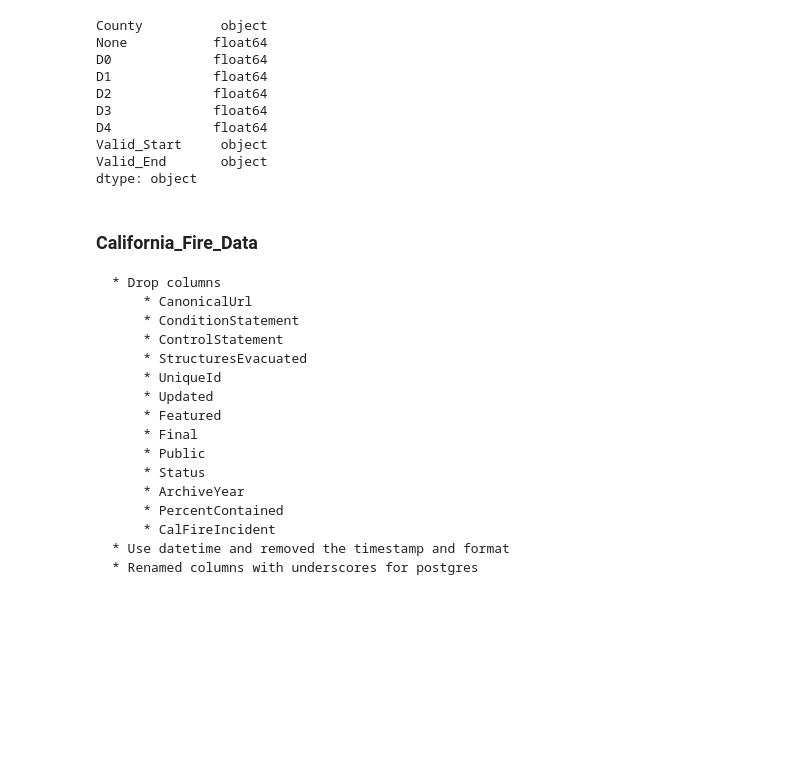
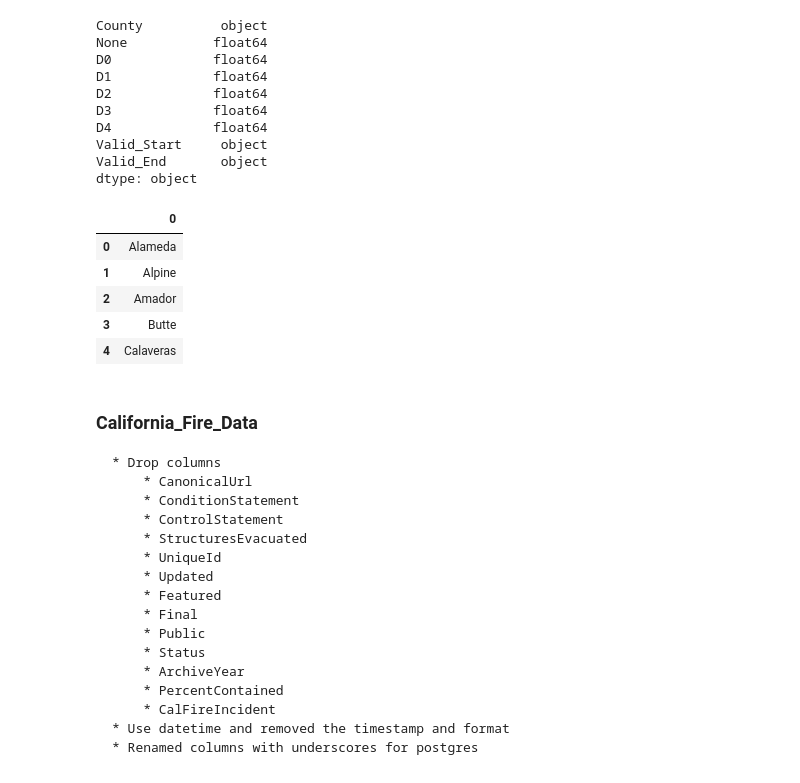
Before and after one commit to ericpiper/etl, a Jupyter notebook: etl_project.ipynb, the cells around one changed output. Cells and saved outputs as stored; diff of their text form; code cells hidden in the pictures; blank space fills up the shorter version.

```diff
--- a/etl_project.ipynb
+++ b/etl_project.ipynb
@@ -66,6 +66,17 @@ D4             float64
 Valid_Start     object
 Valid_End       object
 dtype: object
+# %%
+counties = drought_df['County'].unique()
+counties_df = pd.DataFrame(counties)
+counties_df.head()
+# %% [output]
+|  | 0 |
+| 0 | Alameda |
+| 1 | Alpine |
+| 2 | Amador |
+| 3 | Butte |
+| 4 | Calaveras |
 # %% [markdown]
 ### California_Fire_Data
     * Drop columns
```
Also changed, not shown: parts of 12 cells of this notebook, 1 other file.
